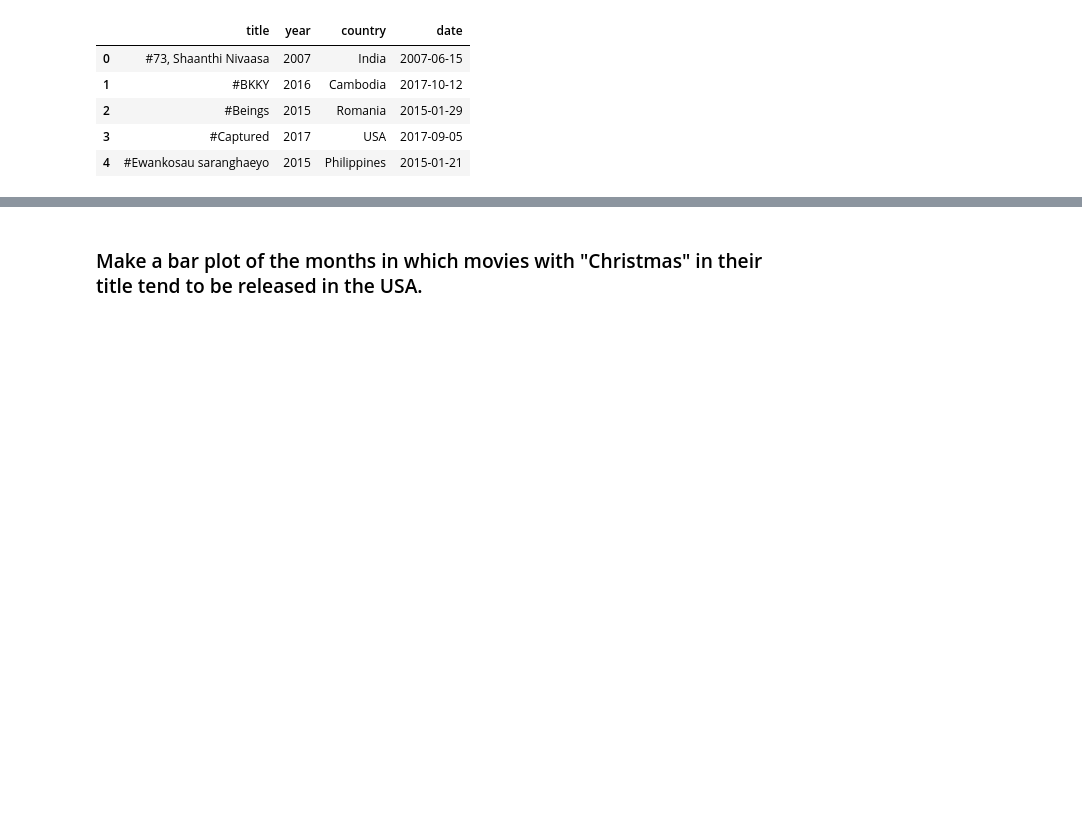
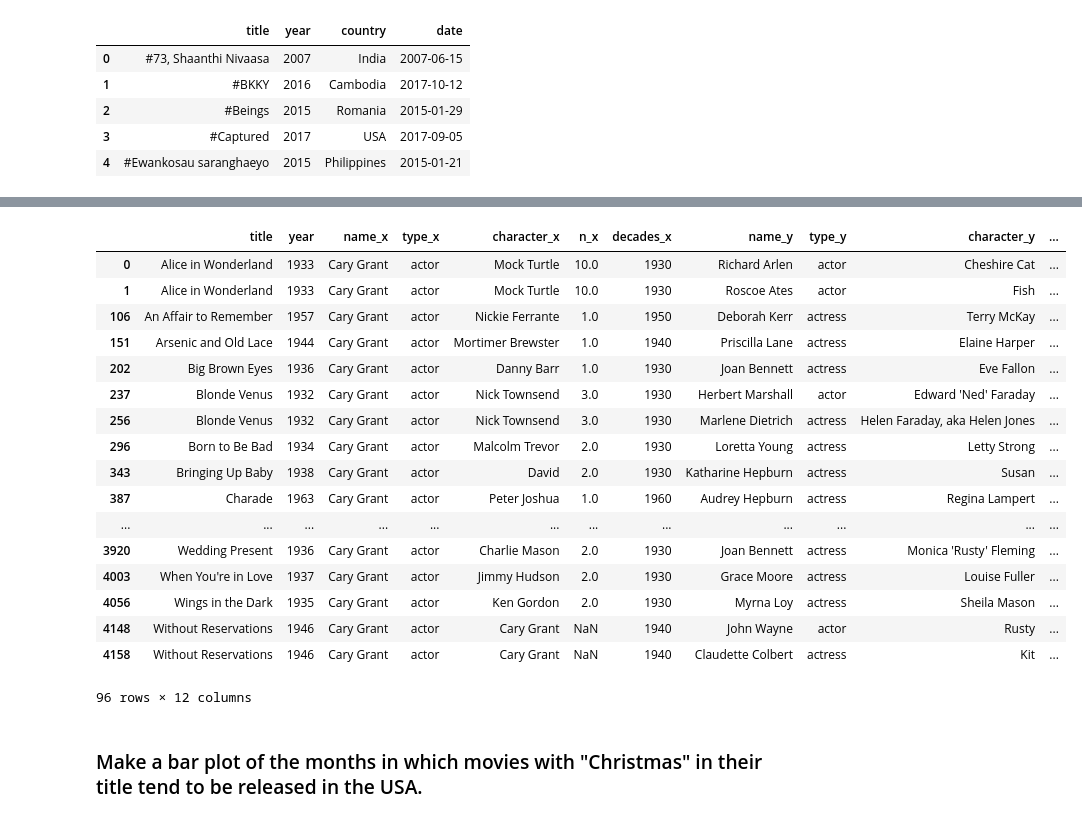
Before and after one commit to tansudasli/analytics-sandbox, a Jupyter notebook: pandas/Exercises-5.ipynb, the cells around one changed output, grey strips where cells are left out. Saved outputs shown, nothing was run; the diff lists cells and outputs as text; code cells hidden in the pictures; blank space fills up the shorter version.

```diff
--- a/pandas/Exercises-5.ipynb
+++ b/pandas/Exercises-5.ipynb
@@ -28,3 +110,32 @@ release_dates.head()
+# %%
+# who is casting w/ Cary Grant , merging w/ same dataset
+cg = cast
+cg = cg[cg.name == 'Cary Grant']
+
+cg = cg.merge(cast, on=['title', 'year'])
+cg = cg[cg.n_y <= 2]  # it also show cary crant w/ cary grant (additional lines)
+cg = cg[cg.name_y != 'Cary Grant']
+
+cg
+# %% [output]
+|  | title | year | name_x | type_x | character_x | n_x | decades_x | name_y | type_y | character_y | ... |
+| 0 | Alice in Wonderland | 1933 | Cary Grant | actor | Mock Turtle | 10.0 | 1930 | Richard Arlen | actor | Cheshire Cat | ... |
+| 1 | Alice in Wonderland | 1933 | Cary Grant | actor | Mock Turtle | 10.0 | 1930 | Roscoe Ates | actor | Fish | ... |
+| 106 | An Affair to Remember | 1957 | Cary Grant | actor | Nickie Ferrante | 1.0 | 1950 | Deborah Kerr | actress | Terry McKay | ... |
+| 151 | Arsenic and Old Lace | 1944 | Cary Grant | actor | Mortimer Brewster | 1.0 | 1940 | Priscilla Lane | actress | Elaine Harper | ... |
+| 202 | Big Brown Eyes | 1936 | Cary Grant | actor | Danny Barr | 1.0 | 1930 | Joan Bennett | actress | Eve Fallon | ... |
+| 237 | Blonde Venus | 1932 | Cary Grant | actor | Nick Townsend | 3.0 | 1930 | Herbert Marshall | actor | Edward 'Ned' Faraday | ... |
+| 256 | Blonde Venus | 1932 | Cary Grant | actor | Nick Townsend | 3.0 | 1930 | Marlene Dietrich | actress | Helen Faraday, aka Helen Jones | ... |
+| 296 | Born to Be Bad | 1934 | Cary Grant | actor | Malcolm Trevor | 2.0 | 1930 | Loretta Young | actress | Letty Strong | ... |
+| 343 | Bringing Up Baby | 1938 | Cary Grant | actor | David | 2.0 | 1930 | Katharine Hepburn | actress | Susan | ... |
+| 387 | Charade | 1963 | Cary Grant | actor | Peter Joshua | 1.0 | 1960 | Audrey Hepburn | actress | Regina Lampert | ... |
+| ... | ... | ... | ... | ... | ... | ... | ... | ... | ... | ... | ... |
+| 3920 | Wedding Present | 1936 | Cary Grant | actor | Charlie Mason | 2.0 | 1930 | Joan Bennett | actress | Monica 'Rusty' Fleming | ... |
+| 4003 | When You're in Love | 1937 | Cary Grant | actor | Jimmy Hudson | 2.0 | 1930 | Grace Moore | actress | Louise Fuller | ... |
+| 4056 | Wings in the Dark | 1935 | Cary Grant | actor | Ken Gordon | 2.0 | 1930 | Myrna Loy | actress | Sheila Mason | ... |
+| 4148 | Without Reservations | 1946 | Cary Grant | actor | Cary Grant | NaN | 1940 | John Wayne | actor | Rusty | ... |
+| 4158 | Without Reservations | 1946 | Cary Grant | actor | Cary Grant | NaN | 1940 | Claudette Colbert | actress | Kit | ... |
+96 rows × 12 columns
 # %% [markdown]
 ### Make a bar plot of the months in which movies with "Christmas" in their title tend to be released in the USA.
 # %% [markdown]
```
Also changed, not shown: parts of 6 cells of this notebook.
